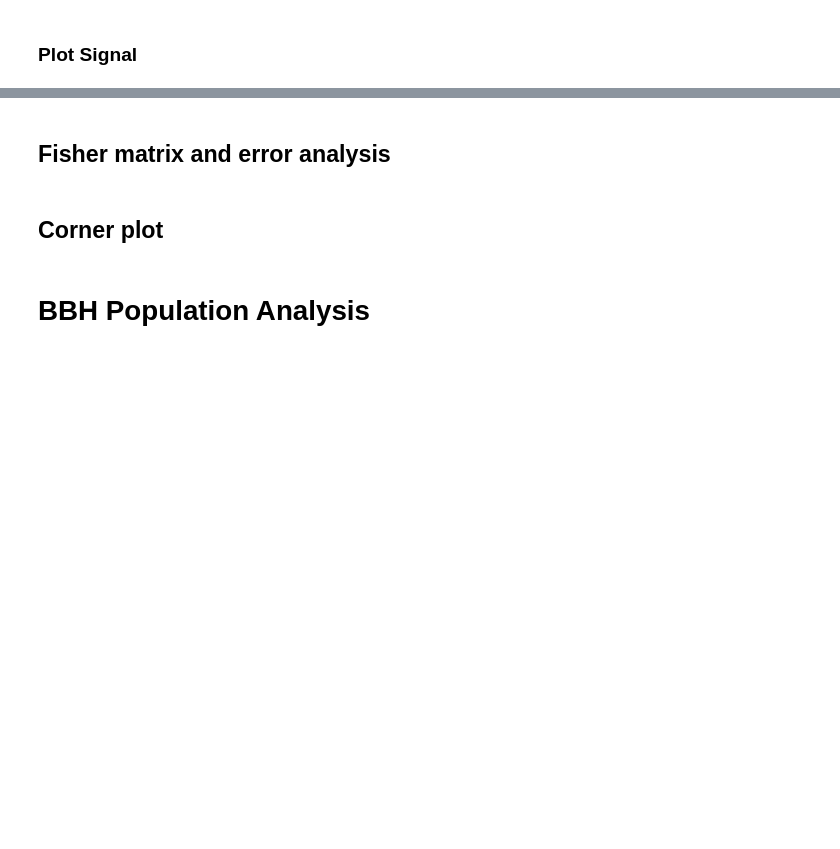
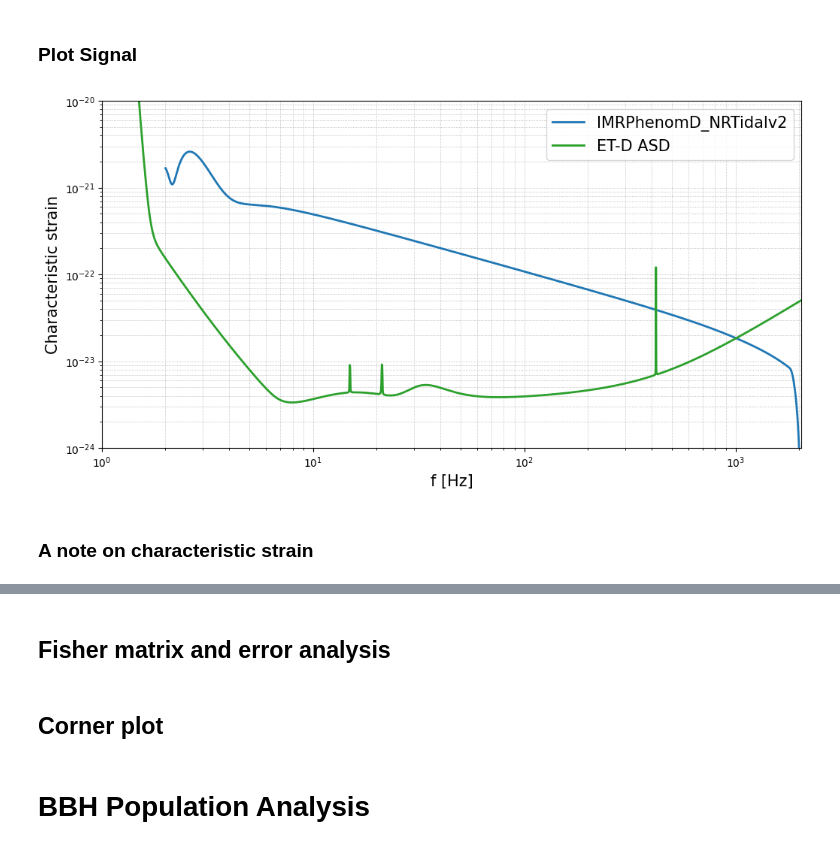
Before and after one commit to u-dupletsa/ET-ad-Assisi-2024-Scienza-e-Tecnologia, a Jupyter notebook: gwfish_tutorial.ipynb, the cells around one changed output, grey strips where cells are left out. Saved outputs shown, nothing was run; the diff lists cells and outputs as text; code cells hidden in the pictures; blank space fills up the shorter version.

```diff
--- a/gwfish_tutorial.ipynb
+++ b/gwfish_tutorial.ipynb
@@ -124,17 +119,10 @@ parameters
 
 If we want to compute the Fisher matrix we need to specify the parameters in the detector network settigs. Moreover, we need to specify what is the minimum network SNR for Fisher analysis (the fiducial value is set to SNR = 8.)
 # %%
-# The threshold SNR is the minimum SNR for a detection
-# The first entry specifies the minimum SNR for a detection in a single detector
-# The second entry specifies the minimum network SNR for a detection
-threshold_SNR = np.array([0., 8.])
-
 # The fisher parameters are the parameters that will be used to calculate the Fisher matrix
 # and on which we will calculate the errors
 fisher_parameters = ['mass_1', 'mass_2', 'luminosity_distance', 'theta_jn', 'dec','ra',
                      'psi', 'phase', 'geocent_time', 'a_1', 'a_2', 'lambda_1', 'lambda_2']
-network = gw.detection.Network(detectors_ids, detection_SNR=threshold_SNR, parameters=parameters,
-                               fisher_parameters=fisher_parameters, config=ConfigDet)
 # %% [markdown]
 ### Calculate SNR and Errors for 1 event
 # %%
@@ -196,0 +178,40 @@ plt.show()
+# %%
+waveform_class = gw.waveforms.LALFD_Waveform
+data_params = {
+        'frequencyvector': network.detectors[0].frequencyvector,
+        'f_ref': 50.
+    }
+waveform_obj = waveform_class(waveform_model, parameters.iloc[0], data_params)
+wave = waveform_obj()
+t_of_f = waveform_obj.t_of_f
+
+signal = gw.detection.projection(parameters.iloc[0], network.detectors[0], wave, t_of_f)
+# %%
+# The projected amplitude is stored in the signal variable
+# We have 3 columns as ET is made of 3 detectors
+signal1, signal2, signal3 = signal[:, 0], signal[:, 1], signal[:, 2]
+signal_ampl = np.sqrt(np.abs(signal1)**2. + np.abs(signal2)**2. + np.abs(signal3)**2.)
+
+psd_et_D = np.loadtxt(os.path.join(GWFish_path,'detector_psd/ET_psd.txt'), usecols=[0,1])
+frequencyvector = network.detectors[0].frequencyvector[:, 0]
+
+fig, ax = plt.subplots(figsize=(12,6))
+
+ax.plot(frequencyvector, 2. * np.sqrt(frequencyvector) * signal_ampl,
+        linewidth=2., label='%s' %(waveform_model))
+ax.plot(psd_et_D[:,0], np.sqrt(psd_et_D[:,0]) * np.sqrt(psd_et_D[:,1]), linewidth = 2.0, color = 'C2', label = 'ET-D ASD')
+
+ax.set_xlim(1.,frequencyvector[-1])
+ax.set_ylim(1e-24, 1e-20)
+ax.set_xscale('log')
+ax.set_yscale('log')
+ax.set_xlabel('f [Hz]', fontsize=15)
+ax.set_ylabel(r'Characteristic strain', fontsize=15)
+plt.grid(linestyle='dotted', linewidth='0.6', which='both')
+ax.legend(loc='upper right', fontsize=15, ncol=1, fancybox=True)
+
+plt.show()
+# %% [output]
+[figure, added]
+# %% [markdown]
+### A note on characteristic strain
```
Also changed, not shown: parts of 11 cells of this notebook.
